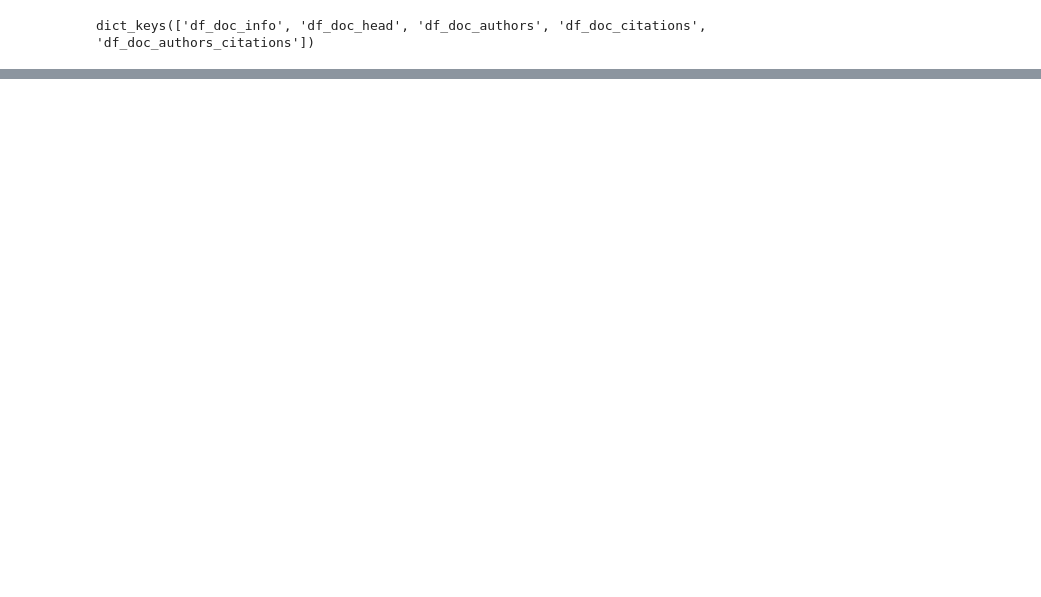
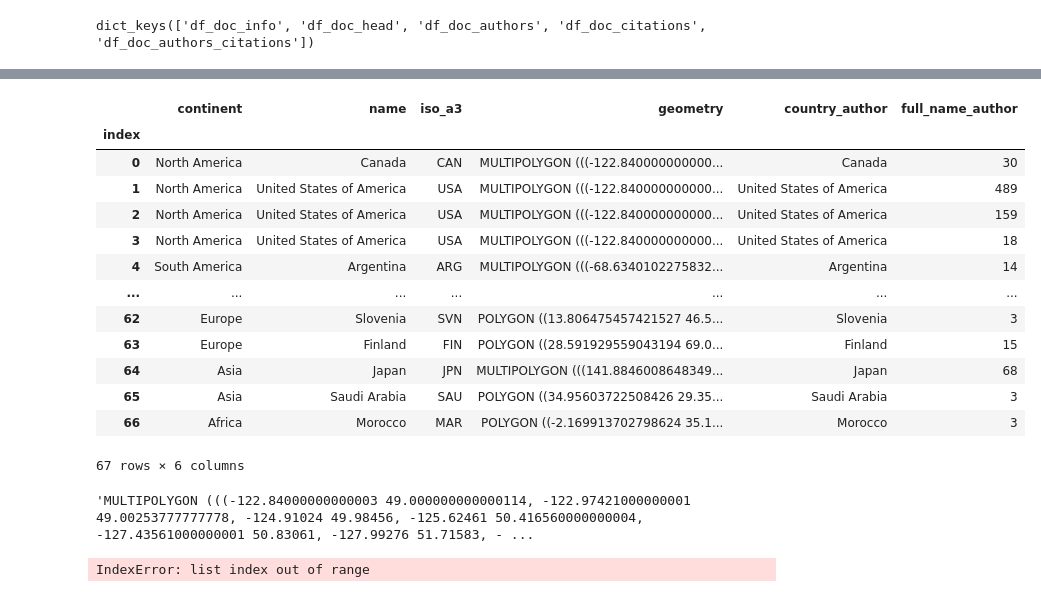
Before and after one commit to Vieirbat/Summarticles, a Jupyter notebook: notebooks/Visões Estatísticas.ipynb, the cells around one changed output, grey strips where cells are left out. Drawn from its saved outputs; the diff is of its cells as text; code cells hidden in the pictures; blank space fills up the shorter version.

```diff
--- a/notebooks/Visões Estatísticas.ipynb
+++ b/notebooks/Visões Estatísticas.ipynb
@@ -830,0 +511,9 @@ dict_dfs['df_doc_head']
+# %%
+shapes_geometry = pd.read_csv(os.path.join(path_geo,'shapes_geometry.csv'), sep=';', decimal='.')
+shapes_correct = pd.read_csv(os.path.join(path_geo,'shapes_correct.csv'), encoding='latin-1',sep=';', decimal='.')
+# %%
+df_country_agg = df_doc_authors.groupby(by=['country_author'], as_index=False, dropna=True)['full_name_author'].count()
+
+dictCorrectShapes = {e[0]:e[1] for e in zip(shapes_correct.convert,shapes_correct.name)}
+
+df_country_agg.country_author = df_country_agg.country_author.apply(lambda e: dictCorrectShapes.get(e,e))
@@ -830,0 +538,2 @@ dict_dfs['df_doc_head']
+# %%
+df_geo_plot = shapes_geometry.merge(df_country_agg, left_on='name', right_on='country_author')
@@ -830,0 +549,20 @@ dict_dfs['df_doc_head']
+# %%
+df_geo_plot.full_name_author = df_geo_plot.full_name_author.fillna(0)
+# %%
+df_geo_plot = df_geo_plot.reset_index().set_index('index')
+df_geo_plot.geometry.to_json()
+# %% [output]
+|  | continent | name | iso_a3 | geometry | country_author | full_name_author |
+| index |  |  |  |  |  |  |
+| 0 | North America | Canada | CAN | MULTIPOLYGON (((-122.840000000000... | Canada | 30 |
+| 1 | North America | United States of America | USA | MULTIPOLYGON (((-122.840000000000... | United States of America | 489 |
+| 2 | North America | United States of America | USA | MULTIPOLYGON (((-122.840000000000... | United States of America | 159 |
+| 3 | North America | United States of America | USA | MULTIPOLYGON (((-122.840000000000... | United States of America | 18 |
+| 4 | South America | Argentina | ARG | MULTIPOLYGON (((-68.6340102275832... | Argentina | 14 |
+| ... | ... | ... | ... | ... | ... | ... |
+| 62 | Europe | Slovenia | SVN | POLYGON ((13.806475457421527 46.5... | Slovenia | 3 |
+| 63 | Europe | Finland | FIN | POLYGON ((28.591929559043194 69.0... | Finland | 15 |
+| 64 | Asia | Japan | JPN | MULTIPOLYGON (((141.8846008648349... | Japan | 68 |
+| 65 | Asia | Saudi Arabia | SAU | POLYGON ((34.95603722508426 29.35... | Saudi Arabia | 3 |
+| 66 | Africa | Morocco | MAR | POLYGON ((-2.169913702798624 35.1... | Morocco | 3 |
+67 rows × 6 columns
@@ -830,0 +571,23 @@ dict_dfs['df_doc_head']
+# %%
+df_geo_plot.geometry.iat[0]
+# %% [output]
+'MULTIPOLYGON (((-122.84000000000003 49.000000000000114, -122.97421000000001 49.00253777777778, -124.91024 49.98456, -125.62461 50.416560000000004, -127.43561000000001 50.83061, -127.99276 51.71583, - ...
+# %%
+import folium
+
+my_map = folium.Map()
+# Add the data
+folium.Choropleth(
+    geo_data=pd.read_json(os.path.join(path_geo,'geometry.json')).to_json(),
+    name='choropleth',
+    data=df_geo_plot,
+    columns=['name'],
+    key_on='feature.properties.id',
+    fill_color='OrRd',
+    fill_opacity=0.7,
+    line_opacity=0.2,
+    legend_name='Authors by Location'
+).add_to(my_map)
+my_map.save('meat.html')
+# %% [output]
+IndexError: list index out of range
```
Also changed, not shown: parts of 95 cells of this notebook, 3 other files.
